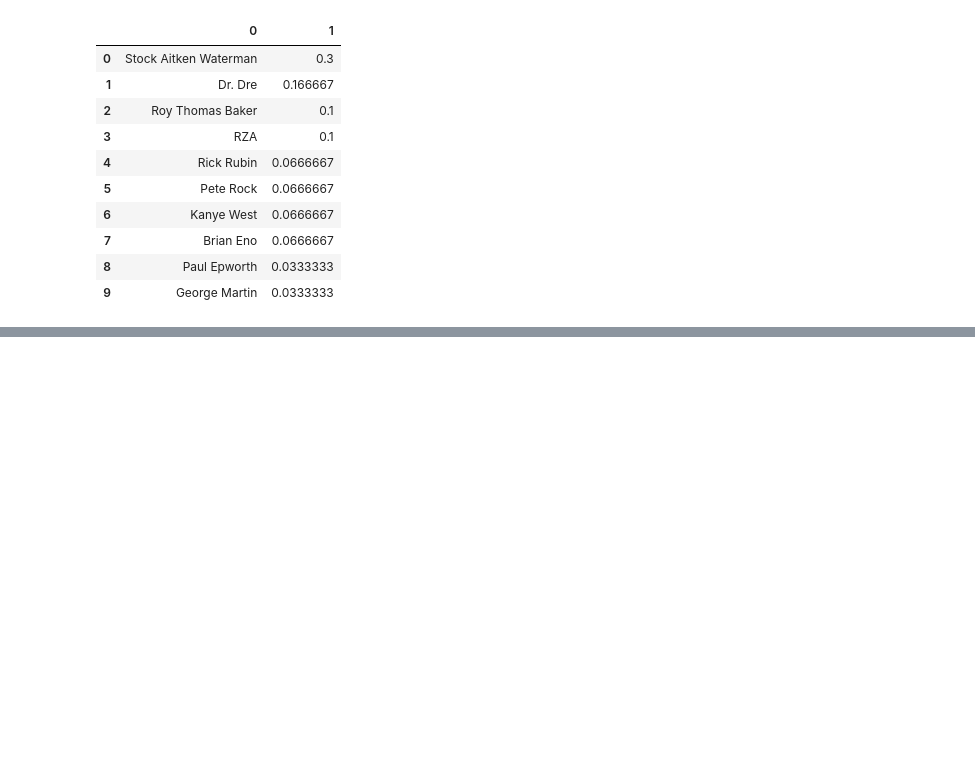
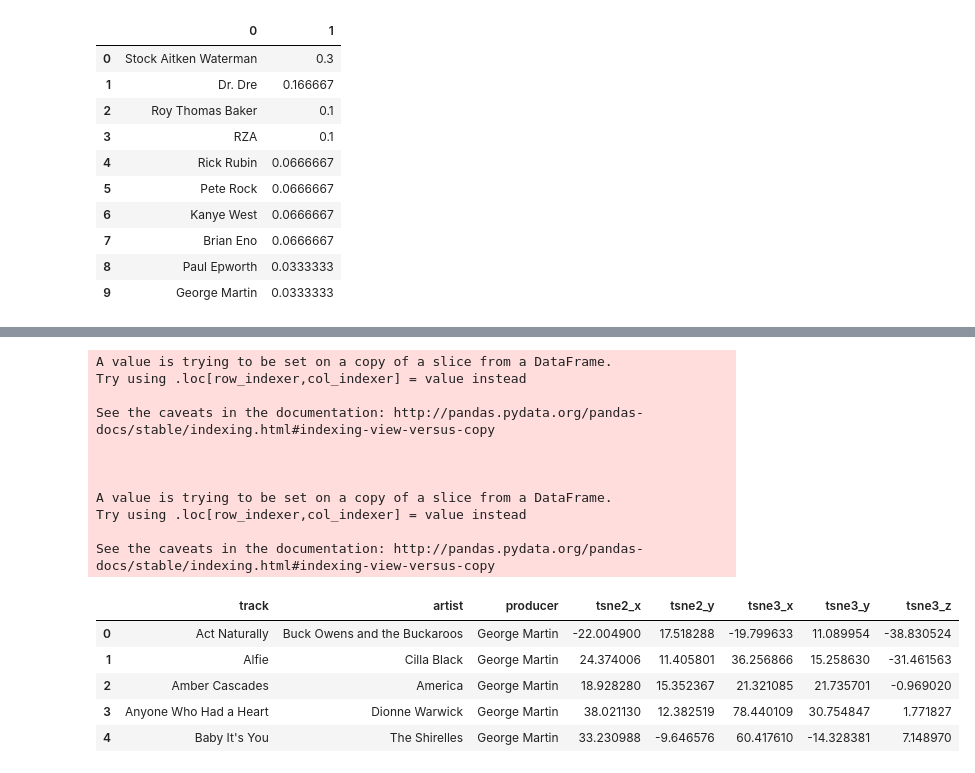
Before and after one commit to mhfisch/production-value, a Jupyter notebook: model_for_web.ipynb, the cells around one changed output, grey strips where cells are left out. Saved outputs shown, nothing was run; the diff lists cells and outputs as text; code cells hidden in the pictures; blank space fills up the shorter version.

```diff
--- a/model_for_web.ipynb
+++ b/model_for_web.ipynb
@@ -829,0 +959,27 @@ pd.DataFrame(np.stack([a,b]).T)
+# %%
+plot_df = pv.song_df[['track','artist','producer']]
+plot_df['tsne2_x'] = X_tsne2[:,0]
+plot_df['tsne2_y'] = X_tsne2[:,1]
+plot_df['tsne3_x'] = X_tsne3[:,0]
+plot_df['tsne3_y'] = X_tsne3[:,1]
+plot_df['tsne3_z'] = X_tsne3[:,2]
+
+plot_df.head()
+# %% [output]
+A value is trying to be set on a copy of a slice from a DataFrame.
+Try using .loc[row_indexer,col_indexer] = value instead
+
+See the caveats in the documentation: http://pandas.pydata.org/pandas-docs/stable/indexing.html#indexing-view-versus-copy
+
+
+
+A value is trying to be set on a copy of a slice from a DataFrame.
+Try using .loc[row_indexer,col_indexer] = value instead
+
+See the caveats in the documentation: http://pandas.pydata.org/pandas-docs/stable/indexing.html#indexing-view-versus-copy
+|  | track | artist | producer | tsne2_x | tsne2_y | tsne3_x | tsne3_y | tsne3_z |
+| 0 | Act Naturally | Buck Owens and the Buckaroos | George Martin | -22.004900 | 17.518288 | -19.799633 | 11.089954 | -38.830524 |
+| 1 | Alfie | Cilla Black | George Martin | 24.374006 | 11.405801 | 36.256866 | 15.258630 | -31.461563 |
+| 2 | Amber Cascades | America | George Martin | 18.928280 | 15.352367 | 21.321085 | 21.735701 | -0.969020 |
+| 3 | Anyone Who Had a Heart | Dionne Warwick | George Martin | 38.021130 | 12.382519 | 78.440109 | 30.754847 | 1.771827 |
+| 4 | Baby It's You | The Shirelles | George Martin | 33.230988 | -9.646576 | 60.417610 | -14.328381 | 7.148970 |
```
Also changed, not shown: parts of 12 cells of this notebook.
